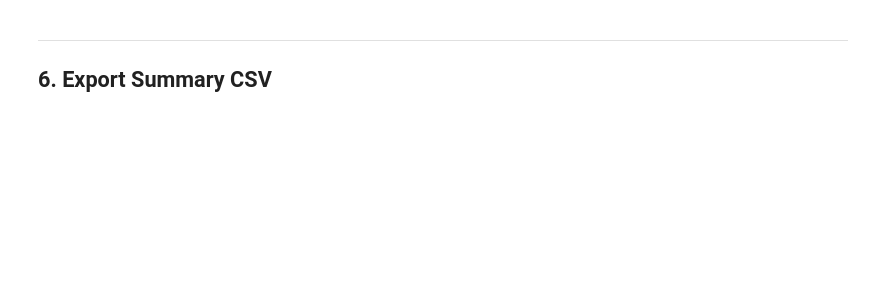
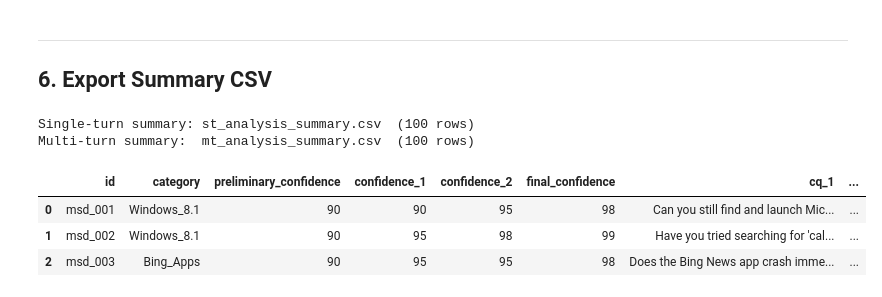
Before and after one commit to dagmaros27/llm-uncertainity-benchmark, a Jupyter notebook: pilot_study/notebooks/ms-dialog/msdialog_analysis.ipynb, the cells around one changed output. Saved outputs shown, nothing was run; the diff lists cells and outputs as text; code cells hidden in the pictures; blank space fills up the shorter version.

```diff
--- a/pilot_study/notebooks/ms-dialog/msdialog_analysis.ipynb
+++ b/pilot_study/notebooks/ms-dialog/msdialog_analysis.ipynb
@@ -527,30 +676,32 @@ print("Saved: fig_comparison.png")
 ## 6. Export Summary CSV
 # %%
 # ── Single-turn summary ────────────────────────────────────────────────────────
-st_export = st[["id", "category", "preliminary_confidence", "updated_confidence",
-                "clarifying_question"]].copy()
-st_export["conf_delta"] = st_export["updated_confidence"] - st_export["preliminary_confidence"]
-
-if len(st_valid) > 0:
-    cq_type_map = st_valid.set_index(q_col_st)["label"].to_dict()
-    st_export["cq_type"] = st_export["clarifying_question"].map(cq_type_map)
+st_export = st_with_type[["id", "category", "preliminary_confidence", "updated_confidence",
+                "clarifying_question", "conf_delta", "cq_type"]].copy()
 
 st_out = OUTPUTS / "st_analysis_summary.csv"
 st_export.to_csv(st_out, index=False)
 print(f"Single-turn summary: {st_out.name}  ({len(st_export)} rows)")
 
 # ── Multi-turn summary ─────────────────────────────────────────────────────────
 mt_export = mt[["id", "category",
                 "preliminary_confidence", "confidence_1", "confidence_2", "final_confidence",
                 "cq_1", "cq_2", "cq_3"]].copy()
 mt_export["total_delta"] = mt_export["final_confidence"] - mt_export["preliminary_confidence"]
 
 # Attach CQ type per turn
 for t in [1, 2, 3]:
-    turn_types = mt_valid[mt_valid["turn"]==t][["id","label"]].rename(columns={"label": f"cq{t}_type"})
+    turn_types = mt_valid[mt_valid["turn"] == t][["id", "label"]].rename(columns={"label": f"cq{t}_type"})
     mt_export = mt_export.merge(turn_types, on="id", how="left")
 
 mt_out = OUTPUTS / "mt_analysis_summary.csv"
 mt_export.to_csv(mt_out, index=False)
 print(f"Multi-turn summary:  {mt_out.name}  ({len(mt_export)} rows)")
 display(mt_export.head(3))
+# %% [output]
+Single-turn summary: st_analysis_summary.csv  (100 rows)
+Multi-turn summary:  mt_analysis_summary.csv  (100 rows)
+|  | id | category | preliminary_confidence | confidence_1 | confidence_2 | final_confidence | cq_1 | ... |
+| 0 | msd_001 | Windows_8.1 | 90 | 90 | 95 | 98 | Can you still find and launch Mic... | ... |
+| 1 | msd_002 | Windows_8.1 | 90 | 95 | 98 | 99 | Have you tried searching for 'cal... | ... |
+| 2 | msd_003 | Bing_Apps | 90 | 95 | 95 | 98 | Does the Bing News app crash imme... | ... |
```
Also changed, not shown: parts of 14 cells of this notebook, 22 other files.
